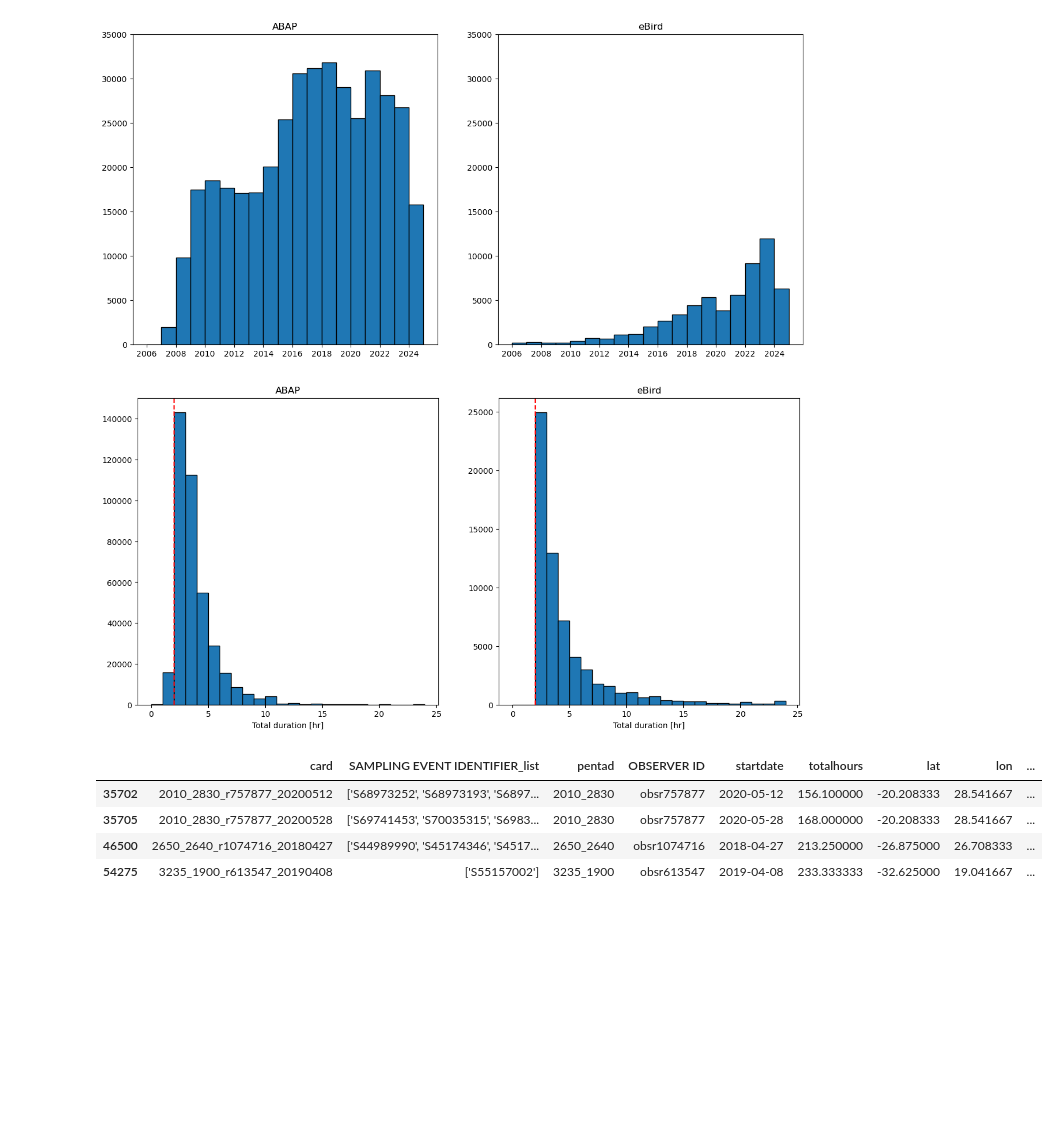
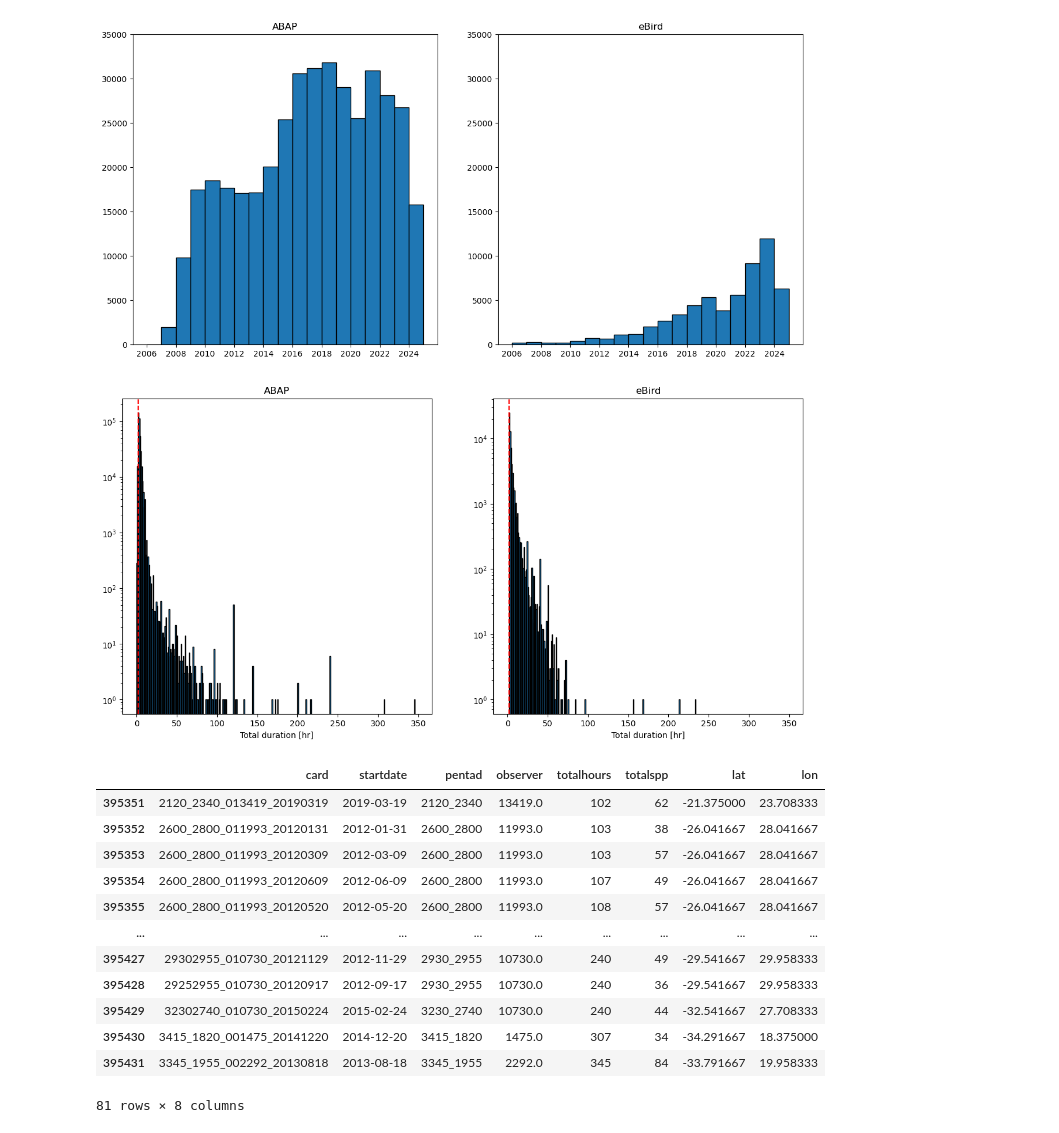
Before and after one commit to Rafnuss/eBird2ABAP, a Jupyter notebook: notebook/comparison.ipynb, the cells around one changed output. Drawn from its saved outputs; the diff is of its cells as text; code cells hidden in the pictures; blank space fills up the shorter version.

```diff
--- a/notebook/comparison.ipynb
+++ b/notebook/comparison.ipynb
@@ -22,7 +19,7 @@ max_lon = 51.16  # Easternmost point (Ras Hafun, Somalia)
 ## Read all data
 # %%
 ac = pd.read_csv(
-    "/Users/rafnuss/Library/CloudStorage/Box-Box/eBird2ABAP/data/ABAP/1_s2_fp_headers.csv",
+    "../data/ABAP/1_s2_fp_headers.csv",
     usecols=[
         "card",
         "startdate",
@@ -177,8 +153,8 @@ plt.show()
 [figure]
 # %%
 def plot_map(ax, c, title):
-    # ax.hist(c["totalhours"], bins=np.arange(0, 350, 1), edgecolor="black", log=True)
-    ax.hist(c["totalhours"], bins=np.arange(0, 25, 1), edgecolor="black")
+    ax.hist(c["totalhours"], bins=np.arange(0, 350, 1), edgecolor="black", log=True)
+    # ax.hist(c["totalhours"], bins=np.arange(0, 25, 1), edgecolor="black")
     ax.set_title(title)
     ax.axvline(x=2, color="red", linestyle="--")
     ax.set_xlabel("Total duration [hr]")
@@ -194,14 +170,22 @@ plot_map(axs[1], ec, "eBird")
 # plt.subplots_adjust(wspace=0)
 plt.show()
 # %% [output]
-[figure, old version]
+[figure, new version]
 # %%
-ec[ec["totalhours"] > 100]
+ac[ac["totalhours"] > 100]
 # %% [output]
-|  | card | SAMPLING EVENT IDENTIFIER_list | pentad | OBSERVER ID | startdate | totalhours | lat | lon | ... |
-| 35702 | 2010_2830_r757877_20200512 | ['S68973252', 'S68973193', 'S6897... | 2010_2830 | obsr757877 | 2020-05-12 | 156.100000 | -20.208333 | 28.541667 | ... |
-| 35705 | 2010_2830_r757877_20200528 | ['S69741453', 'S70035315', 'S6983... | 2010_2830 | obsr757877 | 2020-05-28 | 168.000000 | -20.208333 | 28.541667 | ... |
-| 46500 | 2650_2640_r1074716_20180427 | ['S44989990', 'S45174346', 'S4517... | 2650_2640 | obsr1074716 | 2018-04-27 | 213.250000 | -26.875000 | 26.708333 | ... |
-| 54275 | 3235_1900_r613547_20190408 | ['S55157002'] | 3235_1900 | obsr613547 | 2019-04-08 | 233.333333 | -32.625000 | 19.041667 | ... |
+|  | card | startdate | pentad | observer | totalhours | totalspp | lat | lon |
+| 395351 | 2120_2340_013419_20190319 | 2019-03-19 | 2120_2340 | 13419.0 | 102 | 62 | -21.375000 | 23.708333 |
+| 395352 | 2600_2800_011993_20120131 | 2012-01-31 | 2600_2800 | 11993.0 | 103 | 38 | -26.041667 | 28.041667 |
+| 395353 | 2600_2800_011993_20120309 | 2012-03-09 | 2600_2800 | 11993.0 | 103 | 57 | -26.041667 | 28.041667 |
+| 395354 | 2600_2800_011993_20120609 | 2012-06-09 | 2600_2800 | 11993.0 | 107 | 49 | -26.041667 | 28.041667 |
+| 395355 | 2600_2800_011993_20120520 | 2012-05-20 | 2600_2800 | 11993.0 | 108 | 57 | -26.041667 | 28.041667 |
+| ... | ... | ... | ... | ... | ... | ... | ... | ... |
+| 395427 | 29302955_010730_20121129 | 2012-11-29 | 2930_2955 | 10730.0 | 240 | 49 | -29.541667 | 29.958333 |
+| 395428 | 29252955_010730_20120917 | 2012-09-17 | 2930_2955 | 10730.0 | 240 | 36 | -29.541667 | 29.958333 |
+| 395429 | 32302740_010730_20150224 | 2015-02-24 | 3230_2740 | 10730.0 | 240 | 44 | -32.541667 | 27.708333 |
+| 395430 | 3415_1820_001475_20141220 | 2014-12-20 | 3415_1820 | 1475.0 | 307 | 34 | -34.291667 | 18.375000 |
+| 395431 | 3345_1955_002292_20130818 | 2013-08-18 | 3345_1955 | 2292.0 | 345 | 84 | -33.791667 | 19.958333 |
+81 rows × 8 columns
 # %%
 def plot_map(ax, c, title):
```
Also changed, not shown: parts of 10 cells of this notebook, 2 other files.
